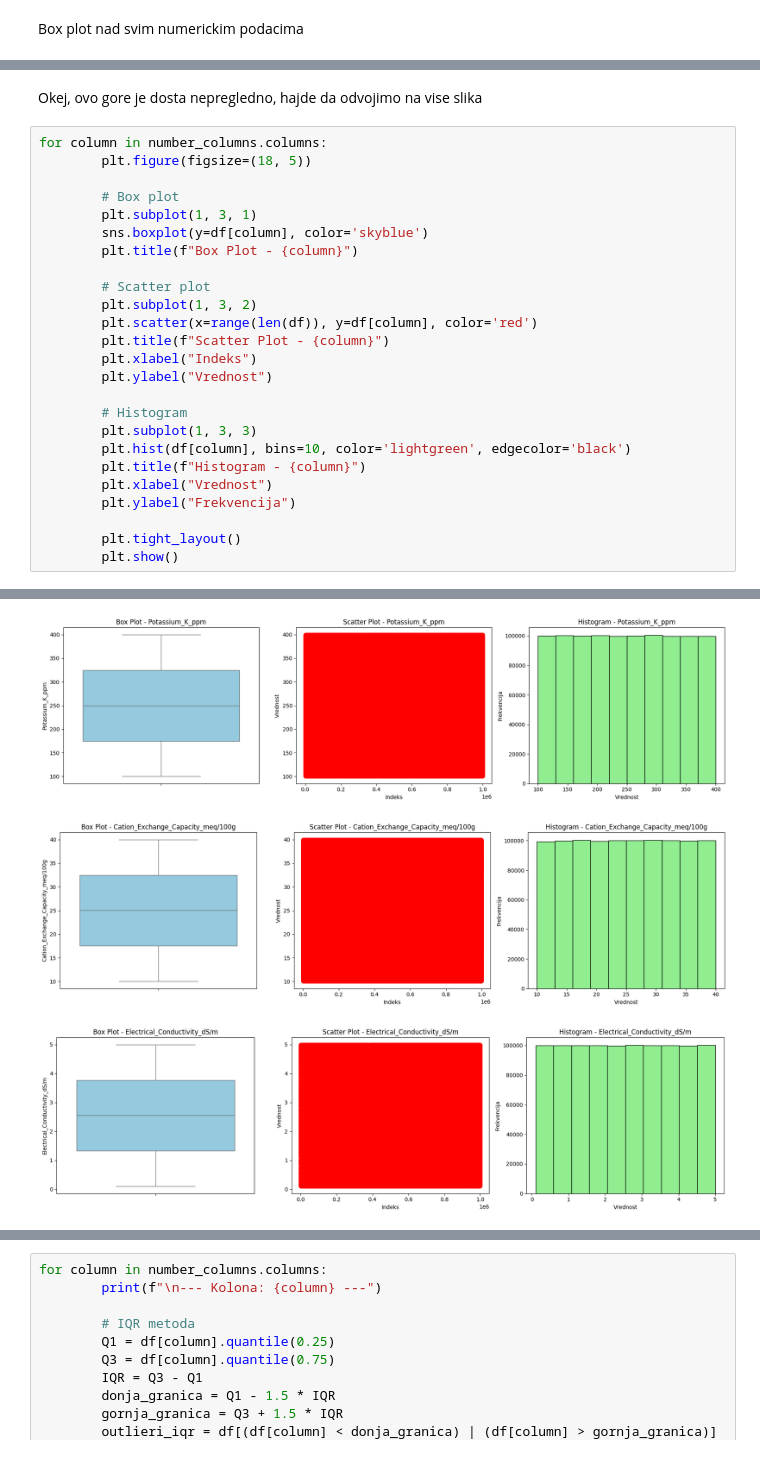
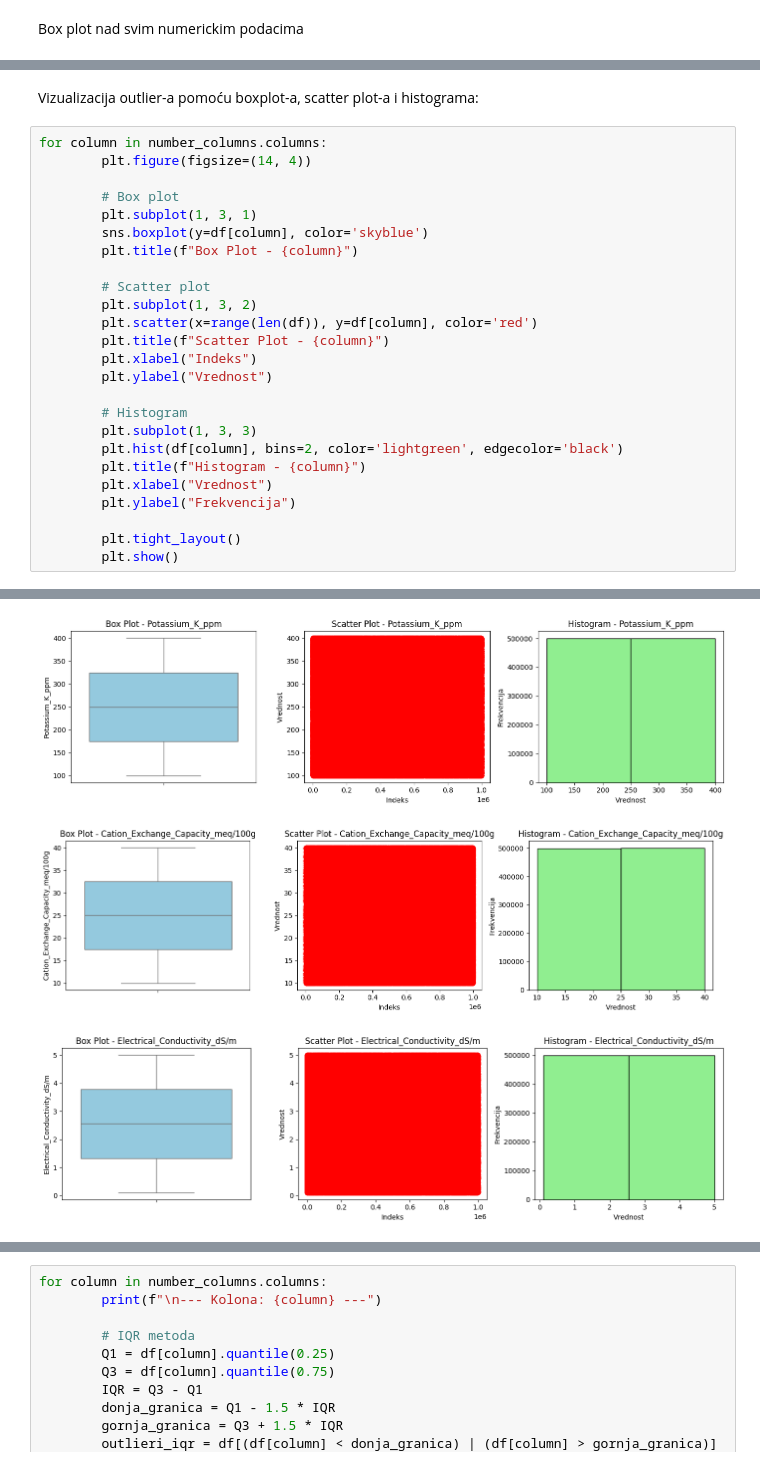
Before and after one commit to bazlooka/elfak-machine-learning, a Jupyter notebook: project 1/notebook.ipynb, the cells around one changed output, grey strips where cells are left out. Drawn from its saved outputs; the diff is of its cells as text.

```diff
--- a/project 1/notebook.ipynb
+++ b/project 1/notebook.ipynb
@@ -98,8 +123,8 @@ number_columns.boxplot()
-# %% [markdown]
-Okej, ovo gore je dosta nepregledno, hajde da odvojimo na vise slika
+# %% [markdown]
+Vizualizacija outlier-a pomoću boxplot-a, scatter plot-a i histograma:
 # %%
 for column in number_columns.columns:
-        plt.figure(figsize=(18, 5))
+        plt.figure(figsize=(14, 4))
 
         # Box plot
         plt.subplot(1, 3, 1)
@@ -115,7 +140,7 @@ for column in number_columns.columns:
 
         # Histogram
         plt.subplot(1, 3, 3)
-        plt.hist(df[column], bins=10, color='lightgreen', edgecolor='black')
+        plt.hist(df[column], bins=2, color='lightgreen', edgecolor='black')
         plt.title(f"Histogram - {column}")
         plt.xlabel("Vrednost")
         plt.ylabel("Frekvencija")
@@ -135,3 +160,3 @@ for column in number_columns.columns:
-[figure, old version]
+[figure, new version]
-[figure, old version]
+[figure, new version]
-[figure, old version]
+[figure, new version]
```
Also changed, not shown: parts of 33 cells of this notebook, 1 other file.
